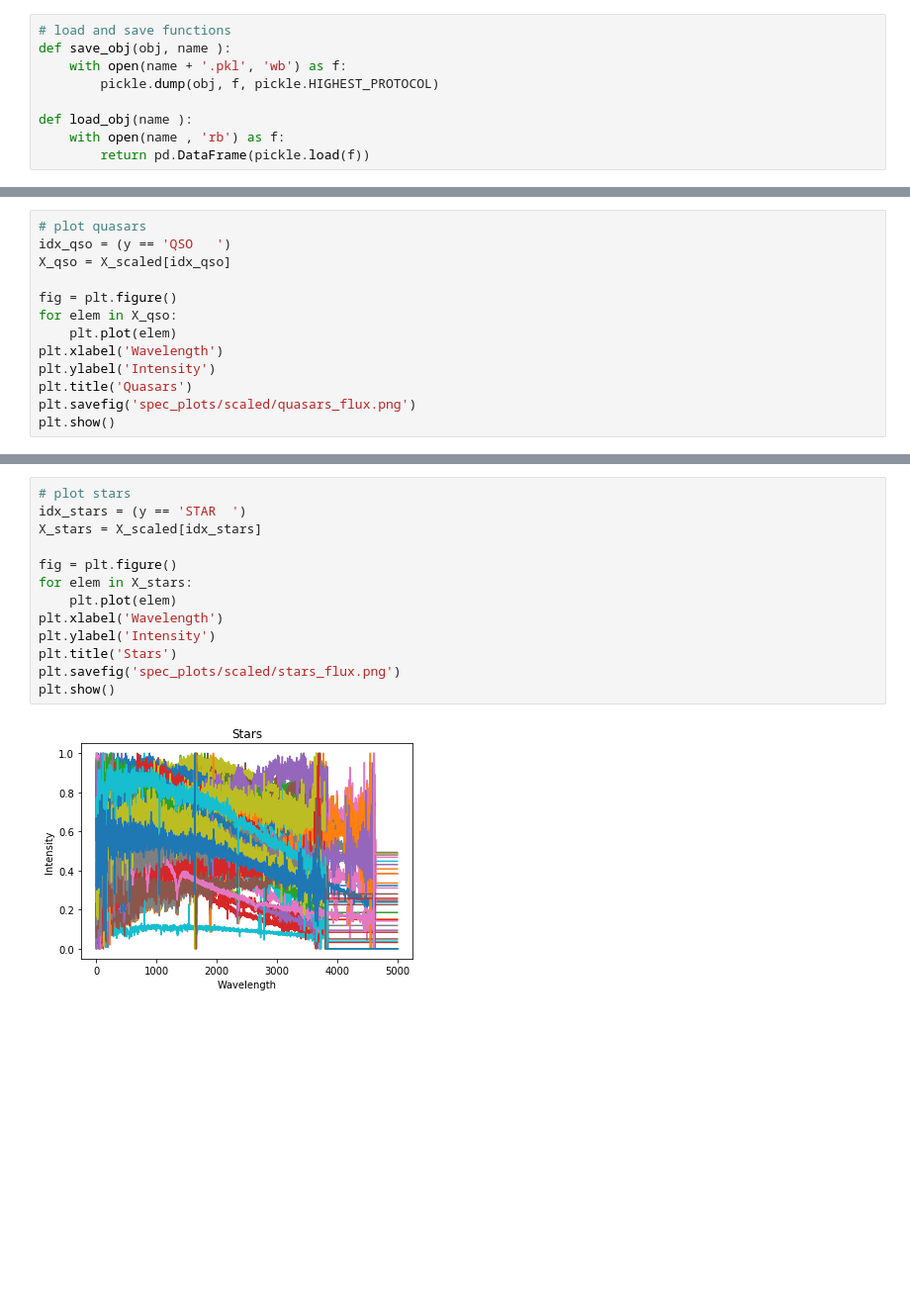
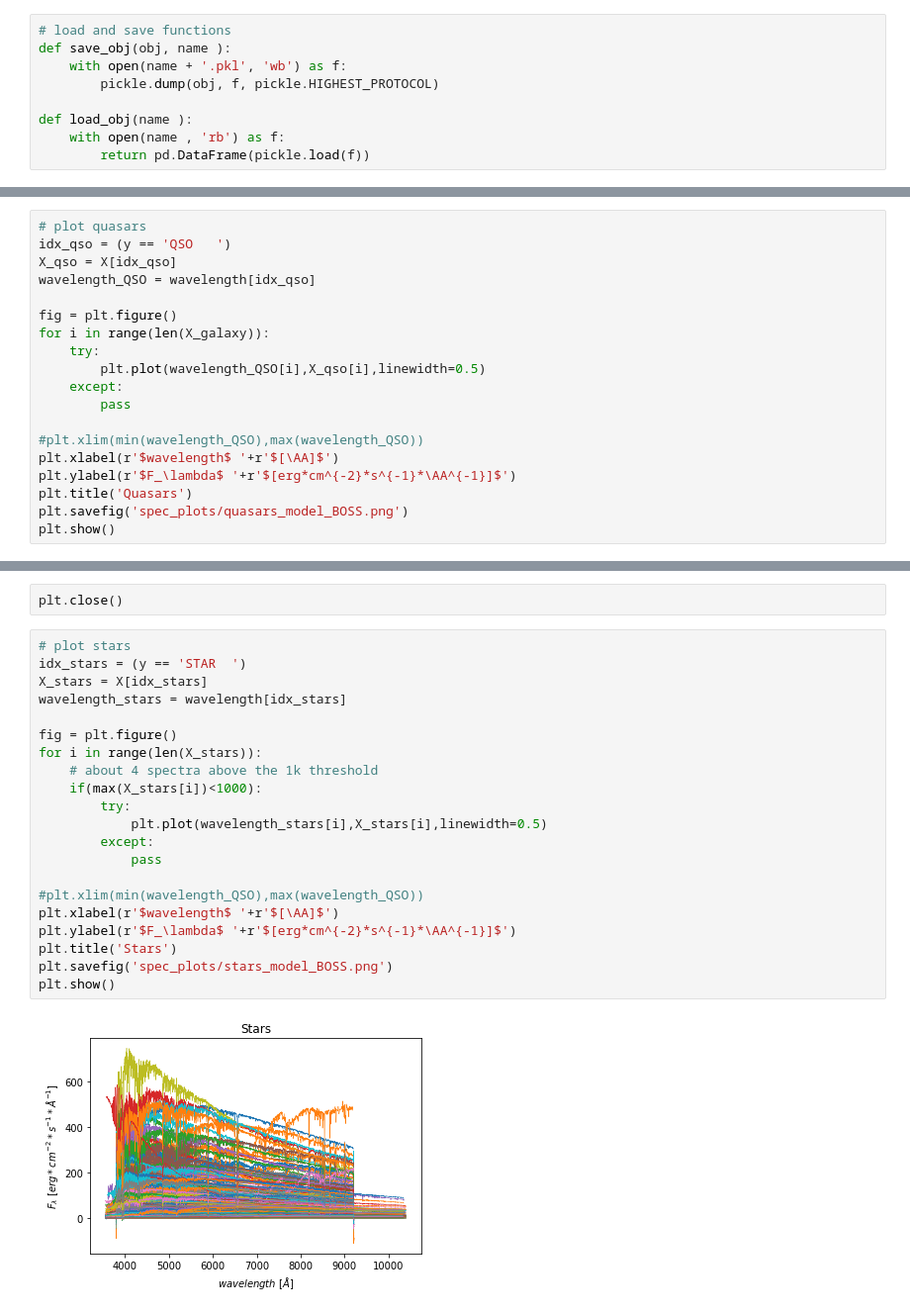
Before and after one commit to vladGriguta/spectraClassification, a Jupyter notebook: spectra_plots.ipynb, the cells around one changed output, grey strips where cells are left out. Shown at 99% size. Saved outputs shown, nothing was run; the diff lists cells and outputs as text; blank space fills up the shorter version.

Commit message:
new function for plotting data

```diff
--- a/spectra_plots.ipynb
+++ b/spectra_plots.ipynb
@@ -65,14 +129,20 @@ plt.show()
 # %%
 # plot quasars
 idx_qso = (y == 'QSO   ')
-X_qso = X_scaled[idx_qso]
+X_qso = X[idx_qso]
+wavelength_QSO = wavelength[idx_qso]
 
 fig = plt.figure()
-for elem in X_qso:
-    plt.plot(elem)
-plt.xlabel('Wavelength')
-plt.ylabel('Intensity')
+for i in range(len(X_galaxy)):
+    try:
+        plt.plot(wavelength_QSO[i],X_qso[i],linewidth=0.5)
+    except:
+        pass
+
+#plt.xlim(min(wavelength_QSO),max(wavelength_QSO))
+plt.xlabel(r'$wavelength$ '+r'$[\AA]$')
+plt.ylabel(r'$F_\lambda$ '+r'$[erg*cm^{-2}*s^{-1}*\AA^{-1}]$')
 plt.title('Quasars')
-plt.savefig('spec_plots/scaled/quasars_flux.png')
+plt.savefig('spec_plots/quasars_model_BOSS.png')
 plt.show()
 # %% [output]
@@ -80,18 +150,28 @@ plt.show()
+# %%
+plt.close()
 # %%
 # plot stars
 idx_stars = (y == 'STAR  ')
-X_stars = X_scaled[idx_stars]
+X_stars = X[idx_stars]
+wavelength_stars = wavelength[idx_stars]
 
 fig = plt.figure()
-for elem in X_stars:
-    plt.plot(elem)
-plt.xlabel('Wavelength')
-plt.ylabel('Intensity')
+for i in range(len(X_stars)):
+    # about 4 spectra above the 1k threshold
+    if(max(X_stars[i])<1000):
+        try:
+            plt.plot(wavelength_stars[i],X_stars[i],linewidth=0.5)
+        except:
+            pass
+
+#plt.xlim(min(wavelength_QSO),max(wavelength_QSO))
+plt.xlabel(r'$wavelength$ '+r'$[\AA]$')
+plt.ylabel(r'$F_\lambda$ '+r'$[erg*cm^{-2}*s^{-1}*\AA^{-1}]$')
 plt.title('Stars')
-plt.savefig('spec_plots/scaled/stars_flux.png')
+plt.savefig('spec_plots/stars_model_BOSS.png')
 plt.show()
 # %% [output]
-[figure, old version]
+[figure, new version]
 # %%
 for i in range(len(filenames)):
     df_current = load_obj(filenames[i])
```
Also changed, not shown: parts of 11 cells of this notebook, 14 other files.
